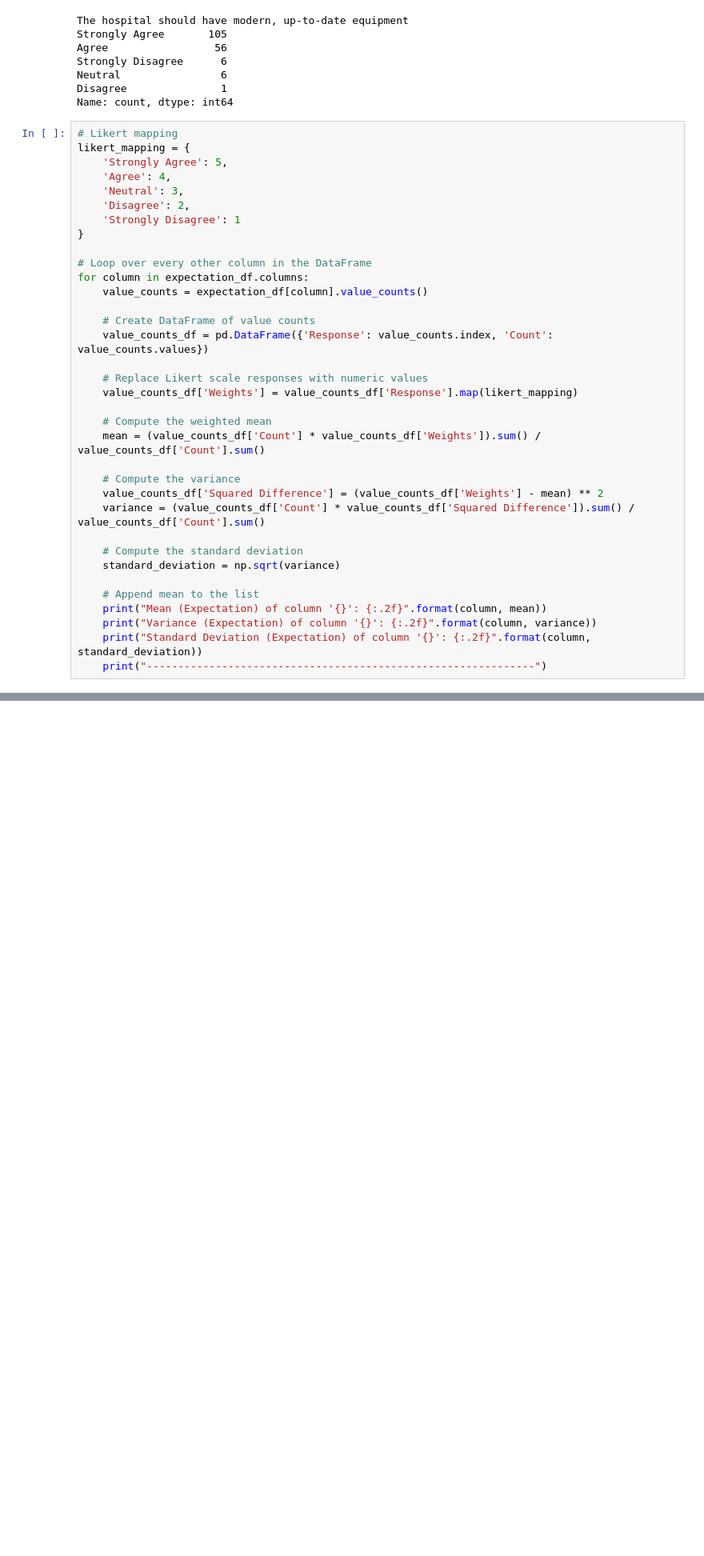
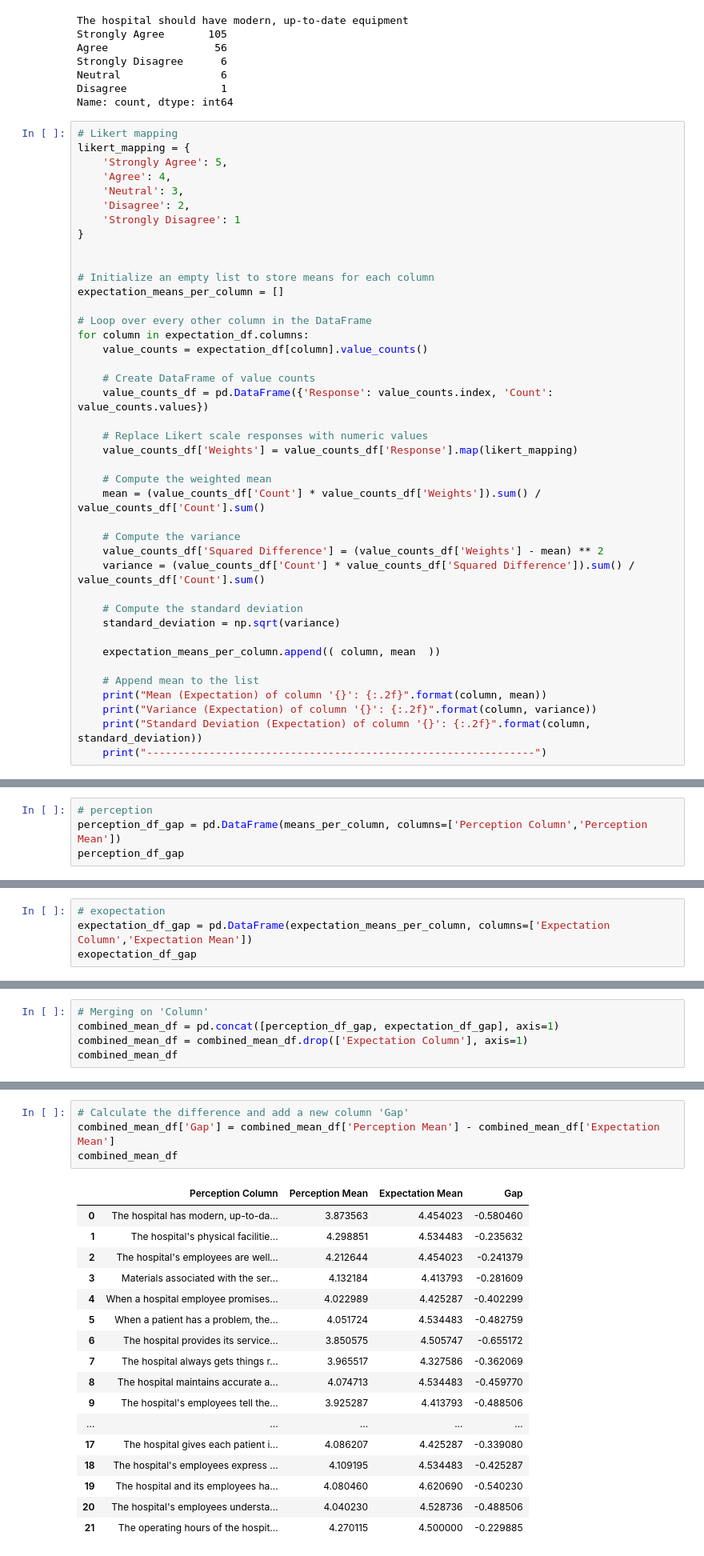
Before and after one commit to Lorraine254/likertScaleAnalysis, a Jupyter notebook: analysis_v1.ipynb, the cells around one changed output, grey strips where cells are left out. Shown: that part at 80% size. Cells and saved outputs as stored; diff of their text form; blank space fills up the shorter version.

```diff
--- a/analysis_v1.ipynb
+++ b/analysis_v1.ipynb
@@ -491,6 +475,10 @@ likert_mapping = {
     'Disagree': 2,
     'Strongly Disagree': 1
 }
+
+
+# Initialize an empty list to store means for each column
+expectation_means_per_column = []
 
 # Loop over every other column in the DataFrame
 for column in expectation_df.columns:
@@ -512,6 +500,8 @@ for column in expectation_df.columns:
     # Compute the standard deviation
     standard_deviation = np.sqrt(variance)
 
+    expectation_means_per_column.append(( column, mean  ))
+
     # Append mean to the list
     print("Mean (Expectation) of column '{}': {:.2f}".format(column, mean))
     print("Variance (Expectation) of column '{}': {:.2f}".format(column, variance))
@@ -706,0 +646,4 @@ Standard Deviation (Perception) of column 'The operating hours of the hospital a
+# %%
+# perception
+perception_df_gap = pd.DataFrame(means_per_column, columns=['Perception Column','Perception Mean'])
+perception_df_gap
@@ -706,0 +668,4 @@ Standard Deviation (Perception) of column 'The operating hours of the hospital a
+# %%
+# exopectation
+expectation_df_gap = pd.DataFrame(expectation_means_per_column, columns=['Expectation Column','Expectation Mean'])
+exopectation_df_gap
@@ -706,0 +692,5 @@ Standard Deviation (Perception) of column 'The operating hours of the hospital a
+# %%
+# Merging on 'Column'
+combined_mean_df = pd.concat([perception_df_gap, expectation_df_gap], axis=1)
+combined_mean_df = combined_mean_df.drop(['Expectation Column'], axis=1)
+combined_mean_df
@@ -706,0 +717,22 @@ Standard Deviation (Perception) of column 'The operating hours of the hospital a
+# %%
+# Calculate the difference and add a new column 'Gap'
+combined_mean_df['Gap'] = combined_mean_df['Perception Mean'] - combined_mean_df['Expectation Mean']
+combined_mean_df
+# %% [output]
+|  | Perception Column | Perception Mean | Expectation Mean | Gap |
+| 0 | The hospital has modern, up-to-da... | 3.873563 | 4.454023 | -0.580460 |
+| 1 | The hospital's physical facilitie... | 4.298851 | 4.534483 | -0.235632 |
+| 2 | The hospital's employees are well... | 4.212644 | 4.454023 | -0.241379 |
+| 3 | Materials associated with the ser... | 4.132184 | 4.413793 | -0.281609 |
+| 4 | When a hospital employee promises... | 4.022989 | 4.425287 | -0.402299 |
+| 5 | When a patient has a problem, the... | 4.051724 | 4.534483 | -0.482759 |
+| 6 | The hospital provides its service... | 3.850575 | 4.505747 | -0.655172 |
+| 7 | The hospital always gets things r... | 3.965517 | 4.327586 | -0.362069 |
+| 8 | The hospital maintains accurate a... | 4.074713 | 4.534483 | -0.459770 |
+| 9 | The hospital's employees tell the... | 3.925287 | 4.413793 | -0.488506 |
+| ... | ... | ... | ... | ... |
+| 17 | The hospital gives each patient i... | 4.086207 | 4.425287 | -0.339080 |
+| 18 | The hospital's employees express ... | 4.109195 | 4.534483 | -0.425287 |
+| 19 | The hospital and its employees ha... | 4.080460 | 4.620690 | -0.540230 |
+| 20 | The hospital's employees understa... | 4.040230 | 4.528736 | -0.488506 |
+| 21 | The operating hours of the hospit... | 4.270115 | 4.500000 | -0.229885 |
```
Also changed, not shown: parts of 14 cells of this notebook.
